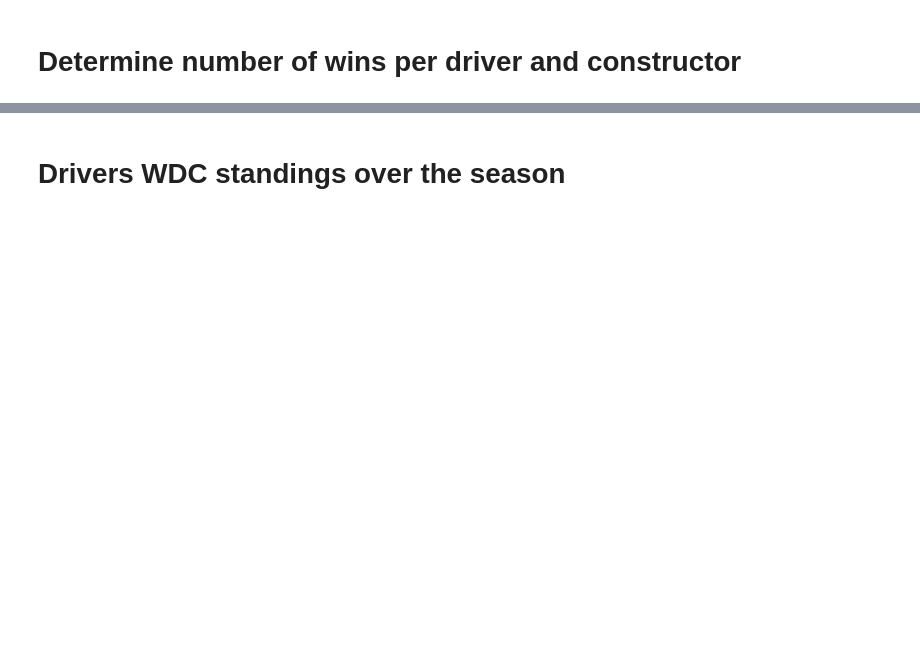
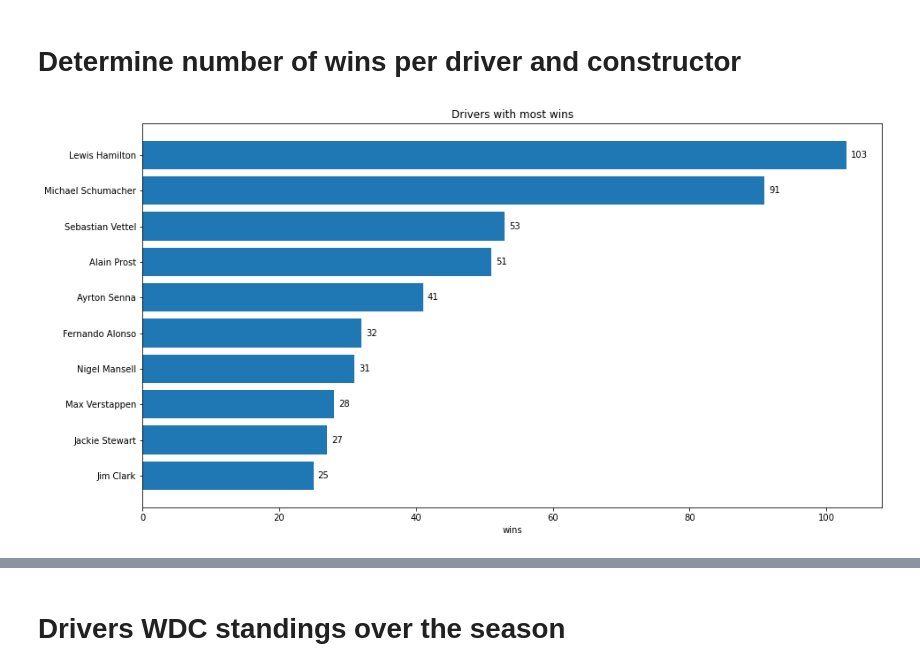
Before and after one commit to lmeulen/F1Analysis, a Jupyter notebook: Eregast-analysis.ipynb, the cells around one changed output, grey strips where cells are left out. Cells and saved outputs as stored; diff of their text form; code cells hidden in the pictures; blank space fills up the shorter version.

```diff
--- a/Eregast-analysis.ipynb
+++ b/Eregast-analysis.ipynb
@@ -378,10 +414,12 @@ winners = stats.get_winners()
 wins = winners[['driverId', 'driver', 'race']].groupby(['driverId', 'driver']).count().reset_index()
 wins = wins.sort_values('race', ascending=False)
 # %%
-horizontal_barplot(df=wins, rowcount=10, sort_value='race', sort_ascending=False,
-                   xcolumn='driver', ycolumn='race', invert_yaxis=True,
-                   title='Drivers with most wins',
-                   xlabel='wins', ylabel='')
+stats.horizontal_barplot(df=wins, rowcount=10, sort_value='race', sort_ascending=False,
+                         xcolumn='driver', ycolumn='race', invert_yaxis=True,
+                         title='Drivers with most wins',
+                         xlabel='wins', ylabel='')
+# %% [output]
+[figure, added]
 # %%
 wins = winners[['constructor', 'race']].groupby('constructor').count().reset_index().sort_values('race', ascending=False)
 
```
Also changed, not shown: parts of 44 cells of this notebook.
